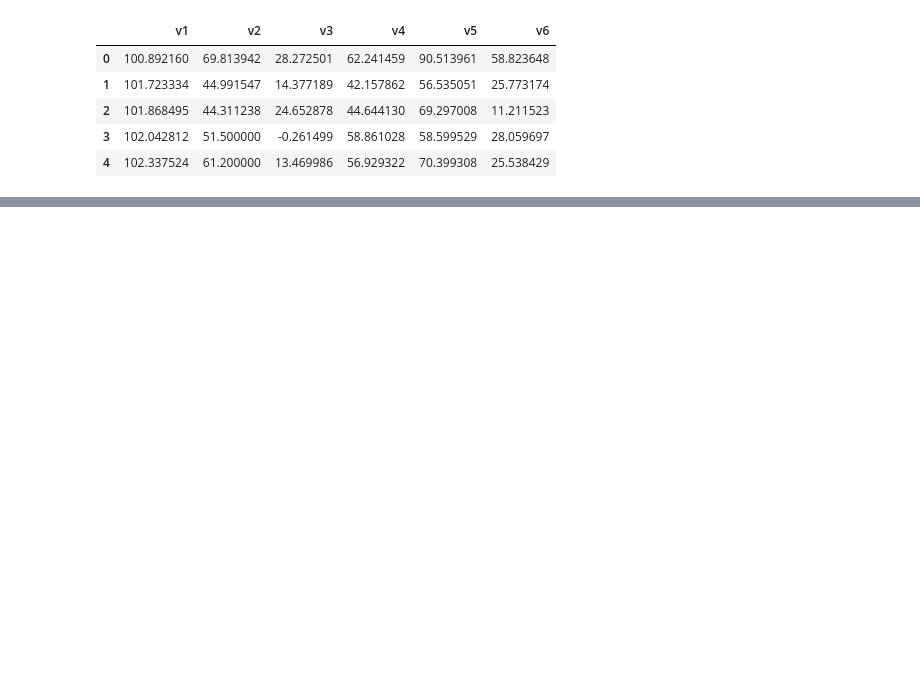
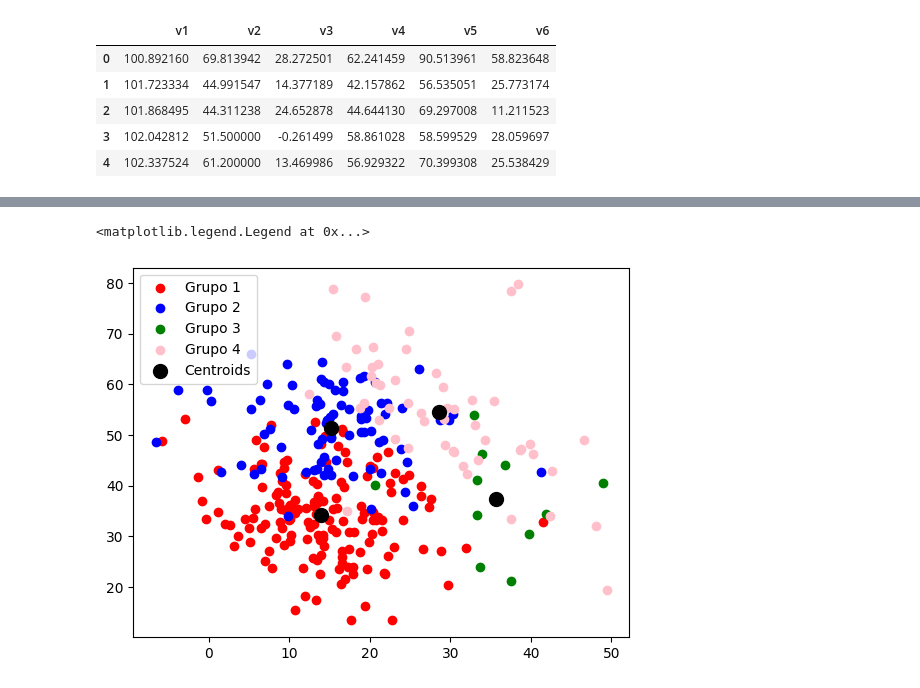
Before and after one commit to Joao-Pedro-ML/Data-Mining, a Jupyter notebook: exercise5.ipynb, the cells around one changed output, grey strips where cells are left out. Cells and saved outputs as stored; diff of their text form; code cells hidden in the pictures; blank space fills up the shorter version.

```diff
--- a/exercise5.ipynb
+++ b/exercise5.ipynb
@@ -16,0 +64,12 @@ fisio.head()
+# %%
+plt.scatter(fisio.loc[labels_kmeans == 0, 'v3'], fisio.loc[labels_kmeans == 0, 'v4'], c = 'red', label = 'Grupo 1')
+plt.scatter(fisio.loc[labels_kmeans == 1, 'v3'], fisio.loc[labels_kmeans == 1, 'v4'], c = 'blue', label = 'Grupo 2')
+plt.scatter(fisio.loc[labels_kmeans == 2, 'v3'], fisio.loc[labels_kmeans == 2, 'v4'], c = 'green', label = 'Grupo 3')
+plt.scatter(fisio.loc[labels_kmeans == 3, 'v3'], fisio.loc[labels_kmeans == 3, 'v4'], c = 'pink', label = 'Grupo 4')
+
+plt.scatter(kmeans_config.cluster_centers_[:,2], kmeans_config.cluster_centers_[:,3],s = 100, c = 'black', label = 'Centroids')
+
+plt.legend()
+# %% [output]
+<matplotlib.legend.Legend at 0x...>
+[figure, added]
```
Also changed, not shown: parts of 29 cells of this notebook, 2 other files.
